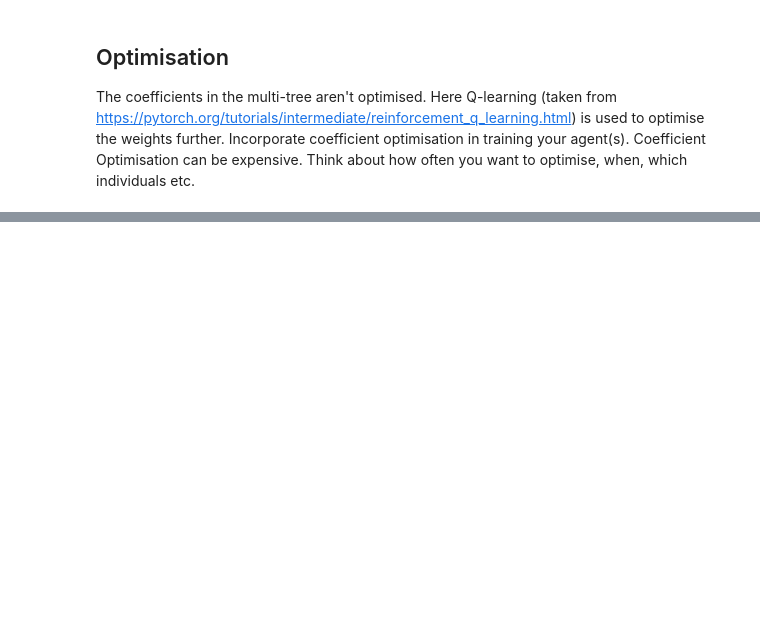
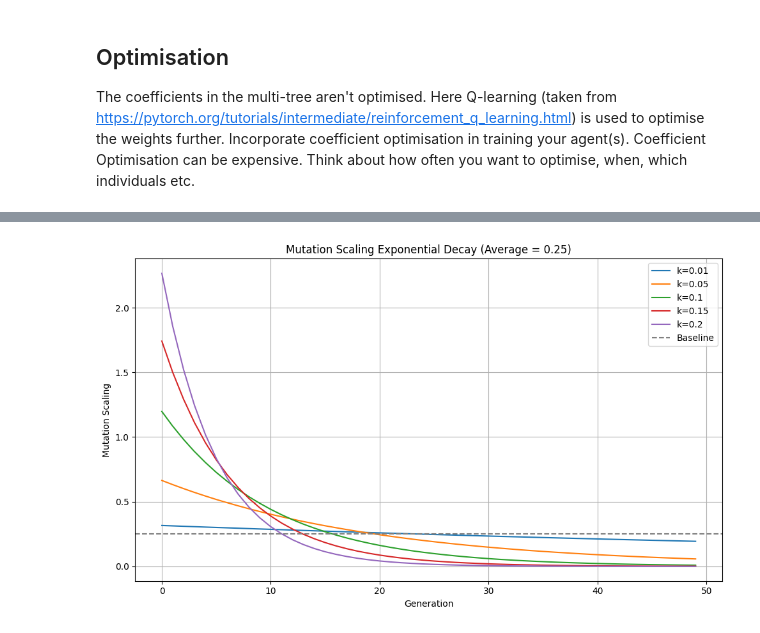
Before and after one commit to tbloemen/lunarlanding, a Jupyter notebook: solution.ipynb, the cells around one changed output, grey strips where cells are left out. Saved outputs shown, nothing was run; the diff lists cells and outputs as text; code cells hidden in the pictures; blank space fills up the shorter version.

```diff
--- a/solution.ipynb
+++ b/solution.ipynb
@@ -1109,0 +1107,27 @@ k=baseline: 3 rows
+# %%
+import numpy as np
+import matplotlib.pyplot as plt
+
+ks = [0.01, 0.05, 0.1, 0.15, 0.2]
+time_steps = np.arange(50)
+target_average = 0.25
+target_sum = target_average * len(time_steps)
+
+plt.figure(figsize=(10, 6))
+
+for k in ks:
+    values = [np.exp(-k * i) for i in time_steps]
+    normalization_factor = target_sum / sum(values)
+    scalars = [normalization_factor * v for v in values]
+    plt.plot(time_steps, scalars, label=f'k={k}')
+
+plt.axhline(y=0.25, color='gray', linestyle='--', label='Baseline')
+plt.title('Mutation Scaling Exponential Decay (Average = 0.25)')
+plt.xlabel('Generation')
+plt.ylabel('Mutation Scaling')
+plt.legend()
+plt.grid(True)
+plt.tight_layout()
+plt.show()
+# %% [output]
+[figure, added]
```
Also changed, not shown: parts of 4 cells of this notebook, 1 other file.
